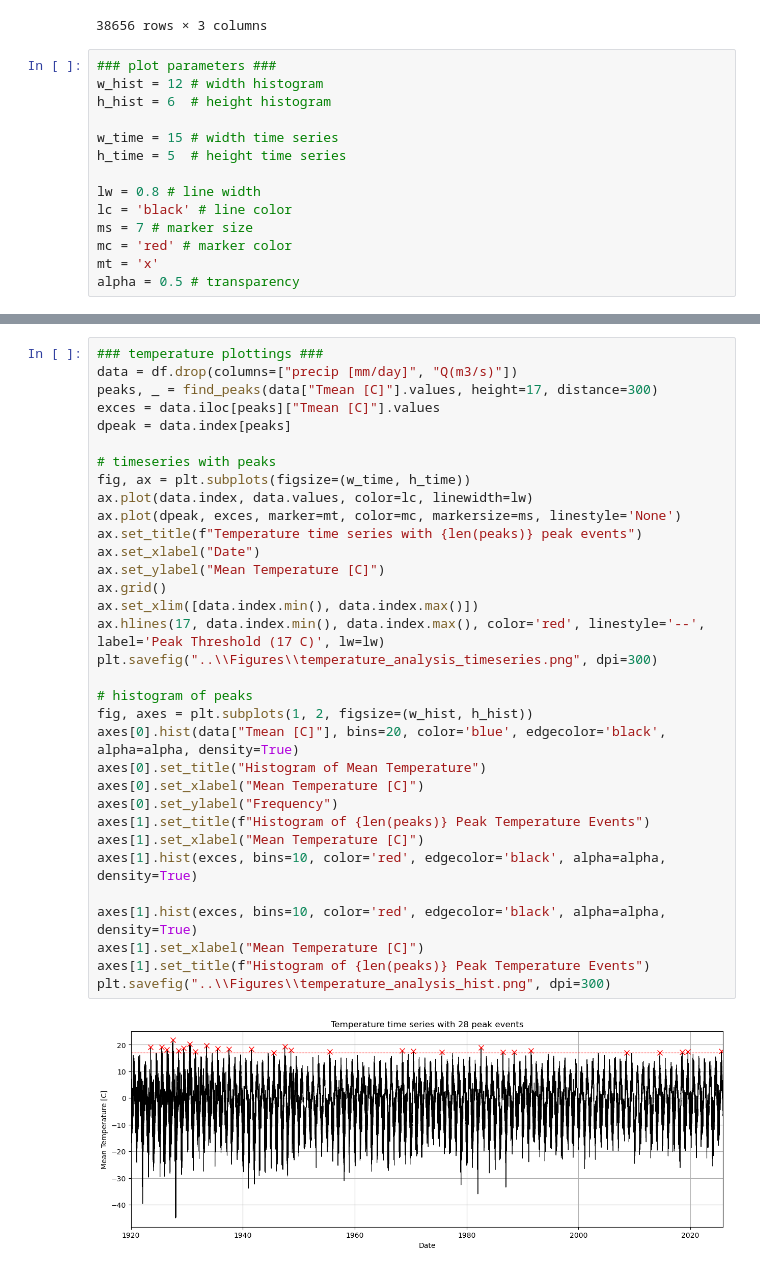
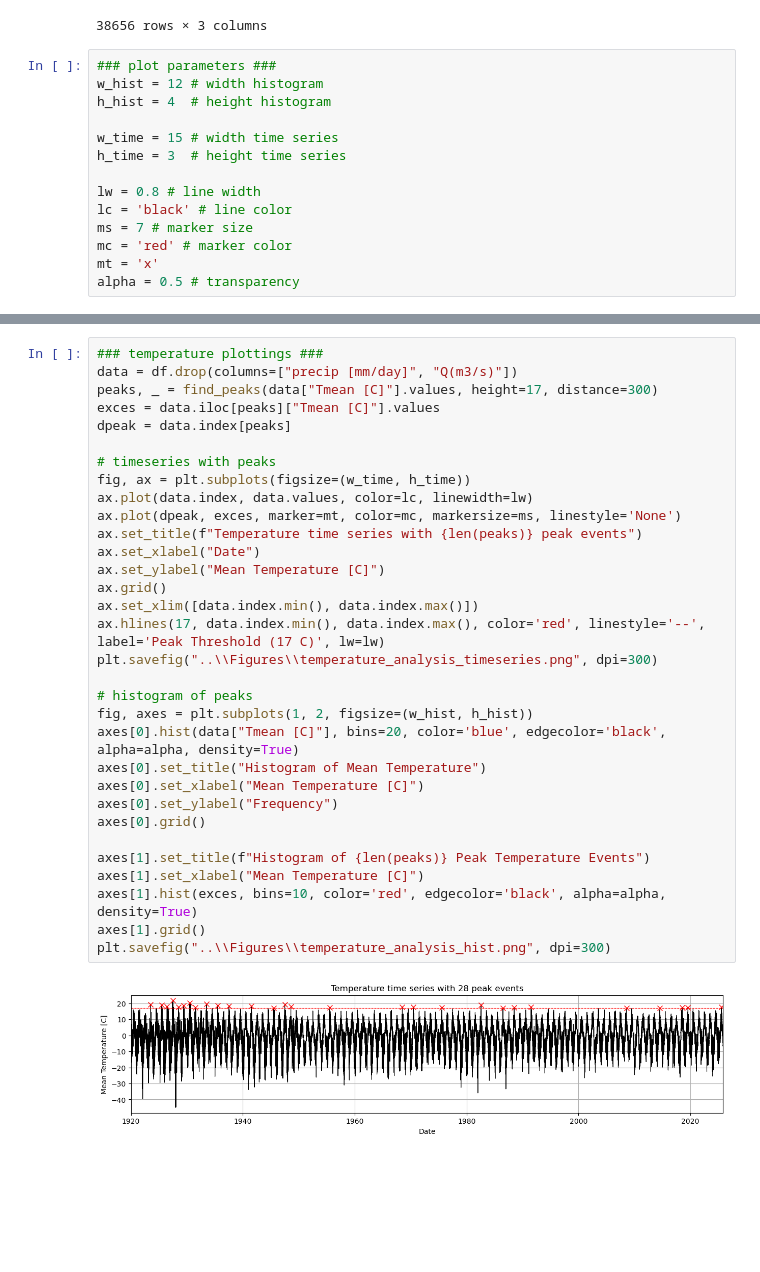
Before and after one commit to maxblw/CEGM2005_glommaproject, a Jupyter notebook: Data_analysis/Data_analysis.ipynb, the cells around one changed output, grey strips where cells are left out. Drawn from its saved outputs; the diff is of its cells as text; blank space fills up the shorter version.

```diff
--- a/Data_analysis/Data_analysis.ipynb
+++ b/Data_analysis/Data_analysis.ipynb
@@ -43,10 +45,10 @@ display(df)
 # %%
 ### plot parameters ###
 w_hist = 12 # width histogram
-h_hist = 6  # height histogram
+h_hist = 4  # height histogram
 
 w_time = 15 # width time series
-h_time = 5  # height time series
+h_time = 3  # height time series
 
 lw = 0.8 # line width
 lc = 'black' # line color
@@ -92,35 +96,34 @@ plt.savefig("..\\Figures\\discharge_analysis_hist.png", dpi=300)
 # %%
 ### temperature plottings ###
 data = df.drop(columns=["precip [mm/day]", "Q(m3/s)"])
 peaks, _ = find_peaks(data["Tmean [C]"].values, height=17, distance=300)
 exces = data.iloc[peaks]["Tmean [C]"].values
 dpeak = data.index[peaks]
 
 # timeseries with peaks
 fig, ax = plt.subplots(figsize=(w_time, h_time))
 ax.plot(data.index, data.values, color=lc, linewidth=lw)
 ax.plot(dpeak, exces, marker=mt, color=mc, markersize=ms, linestyle='None')
 ax.set_title(f"Temperature time series with {len(peaks)} peak events")
 ax.set_xlabel("Date")
 ax.set_ylabel("Mean Temperature [C]")
 ax.grid()
 ax.set_xlim([data.index.min(), data.index.max()])
 ax.hlines(17, data.index.min(), data.index.max(), color='red', linestyle='--', label='Peak Threshold (17 C)', lw=lw)
 plt.savefig("..\\Figures\\temperature_analysis_timeseries.png", dpi=300)
 
 # histogram of peaks
 fig, axes = plt.subplots(1, 2, figsize=(w_hist, h_hist))
 axes[0].hist(data["Tmean [C]"], bins=20, color='blue', edgecolor='black', alpha=alpha, density=True)
 axes[0].set_title("Histogram of Mean Temperature")
 axes[0].set_xlabel("Mean Temperature [C]")
 axes[0].set_ylabel("Frequency")
+axes[0].grid()
+
 axes[1].set_title(f"Histogram of {len(peaks)} Peak Temperature Events")
 axes[1].set_xlabel("Mean Temperature [C]")
 axes[1].hist(exces, bins=10, color='red', edgecolor='black', alpha=alpha, density=True)
-
-axes[1].hist(exces, bins=10, color='red', edgecolor='black', alpha=alpha, density=True)
-axes[1].set_xlabel("Mean Temperature [C]")
-axes[1].set_title(f"Histogram of {len(peaks)} Peak Temperature Events")
+axes[1].grid()
 plt.savefig("..\\Figures\\temperature_analysis_hist.png", dpi=300)
 # %% [output]
-[figure, old version]
+[figure, new version]
```
Also changed, not shown: parts of 6 cells of this notebook, 10 other files.
